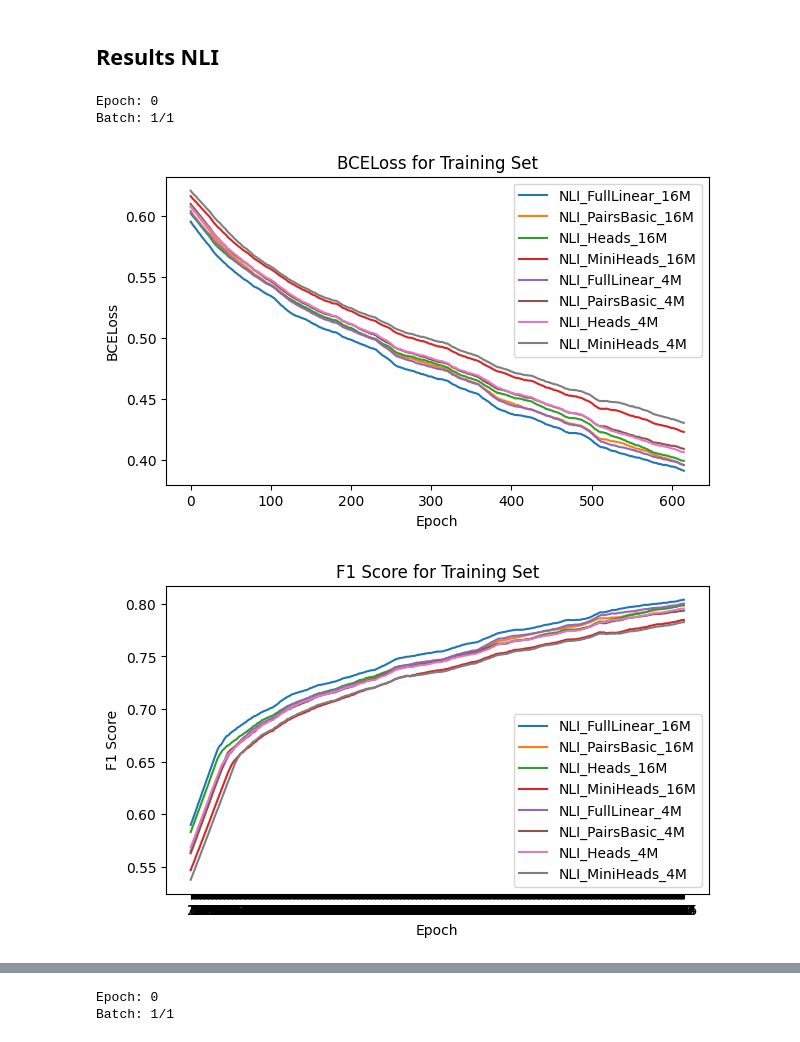
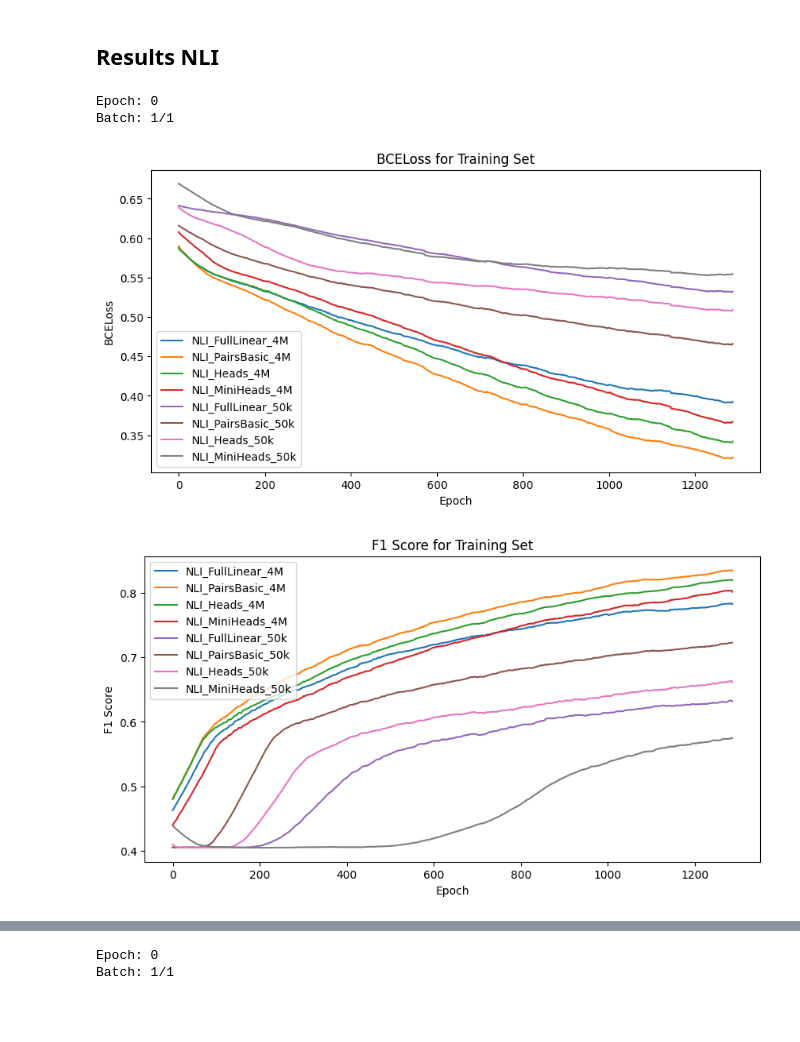
Before and after one commit to ignajgalloupm/tfm_disinformation, a Jupyter notebook: visualize.ipynb, the cells around one changed output, grey strips where cells are left out. Drawn from its saved outputs; the diff is of its cells as text; code cells hidden in the pictures; blank space fills up the shorter version.

```diff
--- a/visualize.ipynb
+++ b/visualize.ipynb
@@ -192,17 +352,17 @@ Estimated Total Size (MB): 18.65
 # %%
 import json
 from NLI_tests.other_utils import print_progress
 # load tracking_train and tracking_eval from NLI_tests/results
 
-with open("NLI_tests/results/tracking_train_v13_v3.json", "r") as f:
+with open("NLI_tests/results/tracking_train_v4_v300_1.json", "r") as f:
     tracking_train = json.load(f)
 
-with open("NLI_tests/results/tracking_eval_v13_v3.json", "r") as f:
+with open("NLI_tests/results/tracking_eval_v4_v300_1.json", "r") as f:
     tracking_eval = json.load(f)
 
-print_progress(epoch=0, batch=1, num_total_batches=1, tracking_train=tracking_train, tracking_eval=tracking_eval, ma_ratio=0.2)
+print_progress(epoch=0, batch=1, num_total_batches=1, tracking_train=tracking_train, tracking_eval=tracking_eval, ma_ratio=0.1)
 # %% [output]
 Epoch: 0
 Batch: 1/1
-[figure, old version]
+[figure, new version]
-[figure, old version]
+[figure, new version]
```
Also changed, not shown: parts of 20 cells of this notebook, 15 other files.
